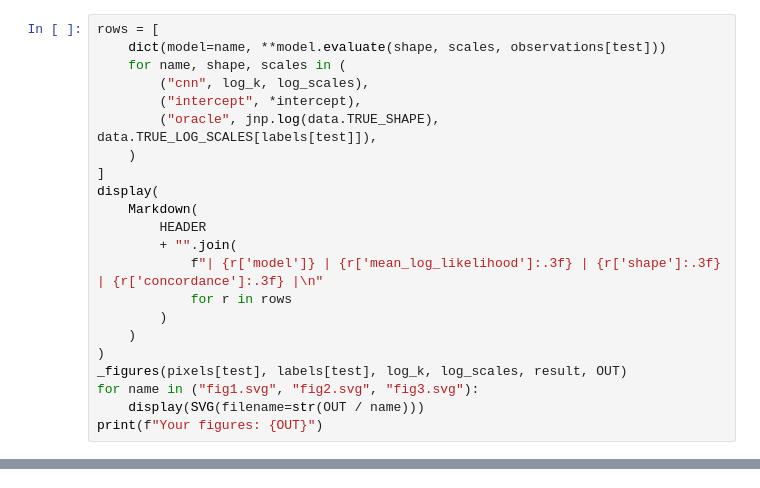
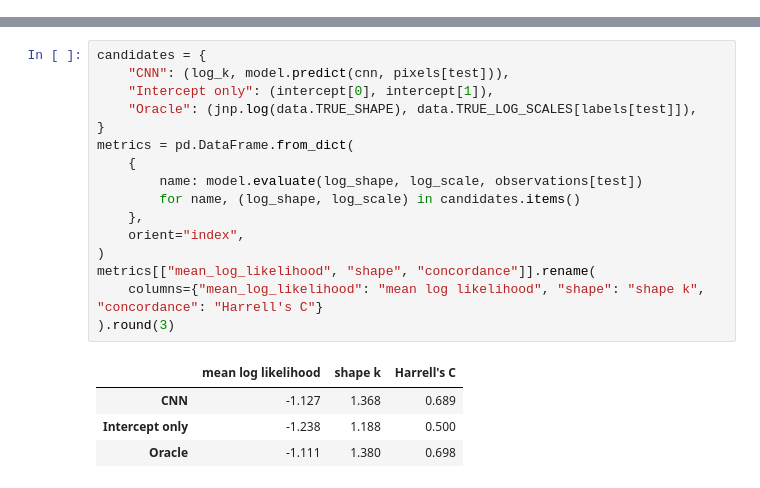
Before and after one commit to survjax/survjax, a Jupyter notebook: examples/survival_mnist/survival-mnist.ipynb, the cells around one changed output, grey strips where cells are left out. Drawn from its saved outputs; the diff is of its cells as text.

```diff
--- a/examples/survival_mnist/survival-mnist.ipynb
+++ b/examples/survival_mnist/survival-mnist.ipynb
@@ -93,22 +99,0 @@ The figures show predicted and true curves for one image per digit, the distribu
-# %%
-rows = [
-    dict(model=name, **model.evaluate(shape, scales, observations[test]))
-    for name, shape, scales in (
-        ("cnn", log_k, log_scales),
-        ("intercept", *intercept),
-        ("oracle", jnp.log(data.TRUE_SHAPE), data.TRUE_LOG_SCALES[labels[test]]),
-    )
-]
-display(
-    Markdown(
-        HEADER
-        + "".join(
-            f"| {r['model']} | {r['mean_log_likelihood']:.3f} | {r['shape']:.3f} | {r['concordance']:.3f} |\n"
-            for r in rows
-        )
-    )
-)
-_figures(pixels[test], labels[test], log_k, log_scales, result, OUT)
-for name in ("fig1.svg", "fig2.svg", "fig3.svg"):
-    display(SVG(filename=str(OUT / name)))
-print(f"Your figures: {OUT}")
@@ -143,0 +104,21 @@ MNIST is by Y. LeCun, C. Cortes and C. J. C. Burges, under CC BY-SA 3.0.
+# %%
+candidates = {
+    "CNN": (log_k, model.predict(cnn, pixels[test])),
+    "Intercept only": (intercept[0], intercept[1]),
+    "Oracle": (jnp.log(data.TRUE_SHAPE), data.TRUE_LOG_SCALES[labels[test]]),
+}
+metrics = pd.DataFrame.from_dict(
+    {
+        name: model.evaluate(log_shape, log_scale, observations[test])
+        for name, (log_shape, log_scale) in candidates.items()
+    },
+    orient="index",
+)
+metrics[["mean_log_likelihood", "shape", "concordance"]].rename(
+    columns={"mean_log_likelihood": "mean log likelihood", "shape": "shape k", "concordance": "Harrell's C"}
+).round(3)
+# %% [output]
+|  | mean log likelihood | shape k | Harrell's C |
+| CNN | -1.127 | 1.368 | 0.689 |
+| Intercept only | -1.238 | 1.188 | 0.500 |
+| Oracle | -1.111 | 1.380 | 0.698 |
```
Also changed, not shown: parts of 16 cells of this notebook, 3 other files.
